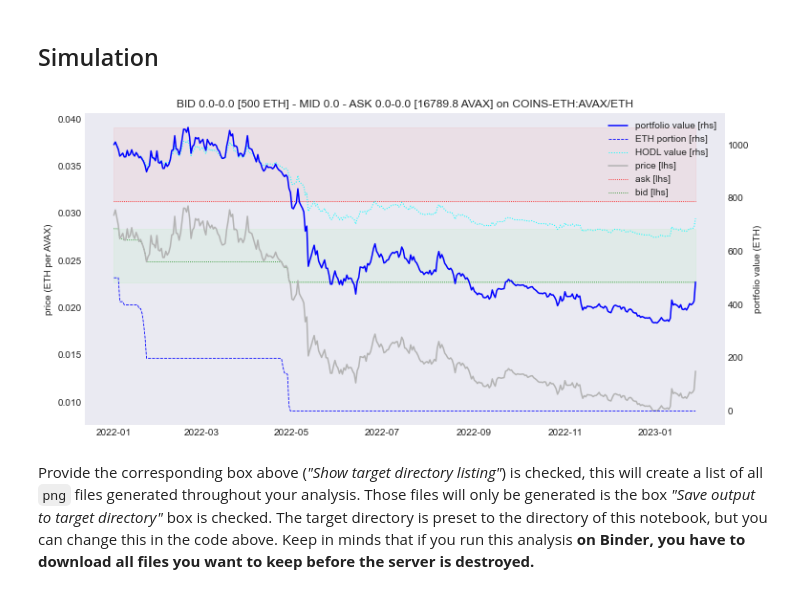
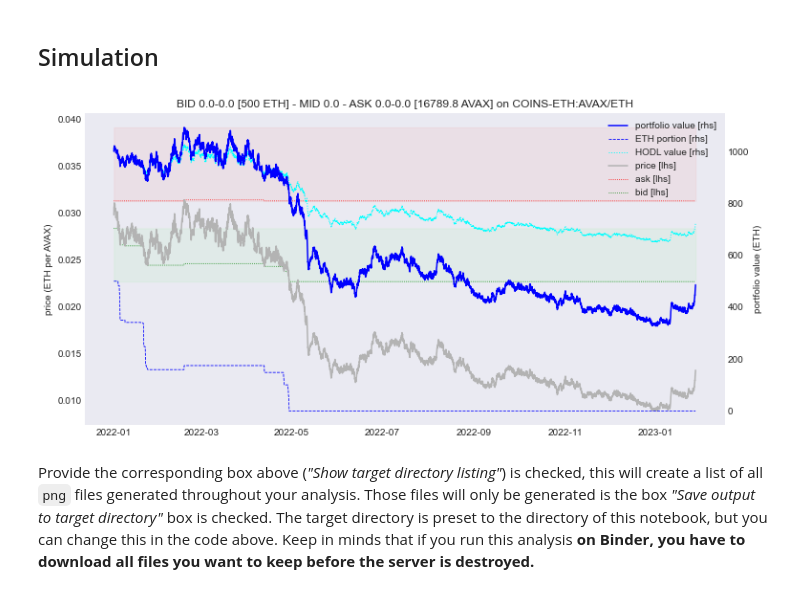
Before and after one commit to bancorprotocol/carbon-simulator-binder, a Jupyter notebook: Frozen/Demo7-4/Demo7-4.ipynb, the cells around one changed output. Cells and saved outputs as stored; diff of their text form; code cells hidden in the pictures.

Commit message:
Demo7-4: adding range interpolation

```diff
--- a/Frozen/Demo7-4/Demo7-4.ipynb
+++ b/Frozen/Demo7-4/Demo7-4.ipynb
@@ -37,6 +37,7 @@ sim_params["plotValueCsh"] = True
 
 import datetime
 fname = lambda data, col: f"{datetime.datetime.now().strftime('%m%d-%H%M%S')}-{data}-{col.replace('/', '')}.png"
+INTERPOLATION_PERIOD = pd.Timedelta(hours=1)
 # %% [markdown]
 ### Type and destination of generated output
 
@@ -91,8 +92,8 @@ except:
 Dropdown(options=(('AVAX/ETH', 'AVAX/ETH'), ('OKB/ETH', 'OKB/ETH'), ('BTC/ETH', 'BTC/ETH'), ('XRP/ETH', 'XRP/E…
 # %%
 try:
-    invert_w()
+    pathops_w()
 except:
-    invert_w = CheckboxManager(["invert"])
-    invert_w()
+    pathops_w = CheckboxManager(["invert", "hf interpolate"])
+    pathops_w()
 # %% [output]
@@ -108,7 +109,7 @@ except:
          "single":     strategy.from_mgw(m=100, g=0.01, w=0.02, amt_rsk=1, amt_csh=0),
          "multiple":   [strategy.from_mgw(m=100, g=0.25, w=0.05, amt_rsk=1, amt_csh=0),
                        strategy.from_mgw(m=100, g=0.10, w=0.03, amt_rsk=1, amt_csh=0)],
-         "univ3":      strategy.from_u3(p_lo=100, p_hi=150, start_below=True, fee_pc=0.05, tvl_csh=1000),
+         "uni v3":      strategy.from_u3(p_lo=50, p_hi=100, start_below=True, fee_pc=0.05, tvl_csh=1000),
     }
     strats_w = CheckboxManager(strats.keys(), values=[1,0,0,0])
     strats_w()
@@ -161,18 +162,20 @@ if output_w.values[3]:
 # %%
 DATAID, DATAFN = datafn_w.value, j(DATAPATH, f"{datafn_w.value}.pickle")
 OUTPATH = outpath_w.value if output_w.values[0] else None
 STARTPC, LENPC, SV, COLNM = segment_w.values[0], segment_w.values[1], strat1_w.values, datacols_w.value
-path, pair = pdread(DATAFN, COLNM, from_pc=STARTPC, period_pc=LENPC, min_dt=PATH_MIN_DATE, invert=invert_w.values[0], tkns=True)
-strats["slider"] = strategy.from_mgw(m=100*SV[0], g=SV[1], w=SV[2], u=SV[3], amt_rsk=TVL/path[0]*(1-SV[4]), amt_csh=TVL*SV[4])
+path0, pair = pdread(DATAFN, COLNM, from_pc=STARTPC, period_pc=LENPC, min_dt=PATH_MIN_DATE, invert=pathops_w.values[0], tkns=True)
+path = interpolate(path0, INTERPOLATION_PERIOD, enable=pathops_w.values[1])
+strats["slider"] = strategy.from_mgw(m=100*SV[0], g=SV[1], w=SV[2], u=SV[3], amt_rsk=TVL/path0[0]*(1-SV[4]), amt_csh=TVL*SV[4])
 for ix, stratid in enumerate(strats_w.checked):
     strat = strats[stratid]
-    simresults = run_sim(strat, path)
+    #simresults0 = run_sim(strat, path0)
+    simresults  = run_sim(strat, path)
     plot_sim(simresults, f"{DATAID}:{COLNM}", Params(**params_w.values_dct), pair=pair)
     if isinstance(OUTPATH, str):
         plt.savefig(j(OUTPATH, fname(DATAID, COLNM)))
     plt.show()
 # %% [output]
-[figure, old version]
+[figure, new version]
 # %% [markdown]
 Provide the corresponding box above (_"Show target directory listing"_) is checked, this will create a list of all `png` files generated throughout your analysis. Those files will only be generated is the box _"Save output to target directory"_ box is checked. The target directory is preset to the directory of this notebook, but you can change this in the code above. Keep in minds that if you run this analysis **on Binder, you have to download all files you want to keep before the server is destroyed.**
 # %%
```
Also changed, not shown: parts of 4 cells of this notebook, 1 other file.
